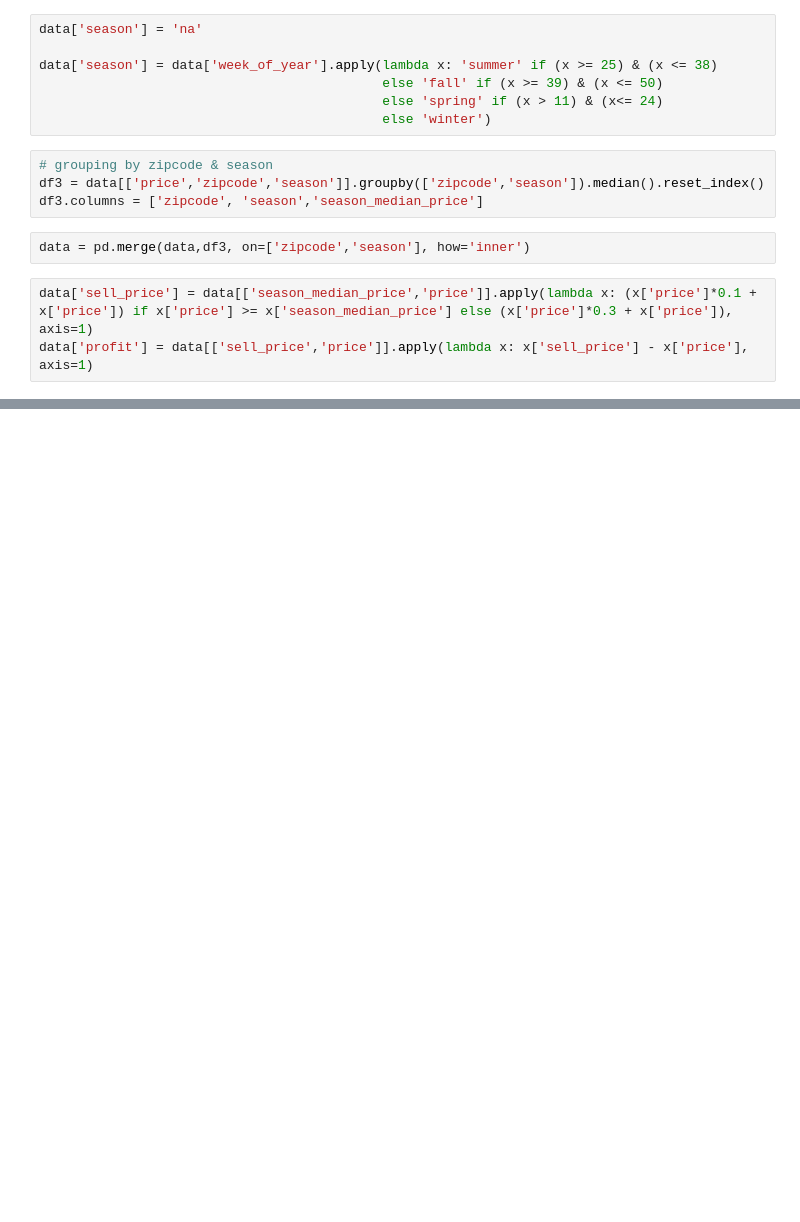
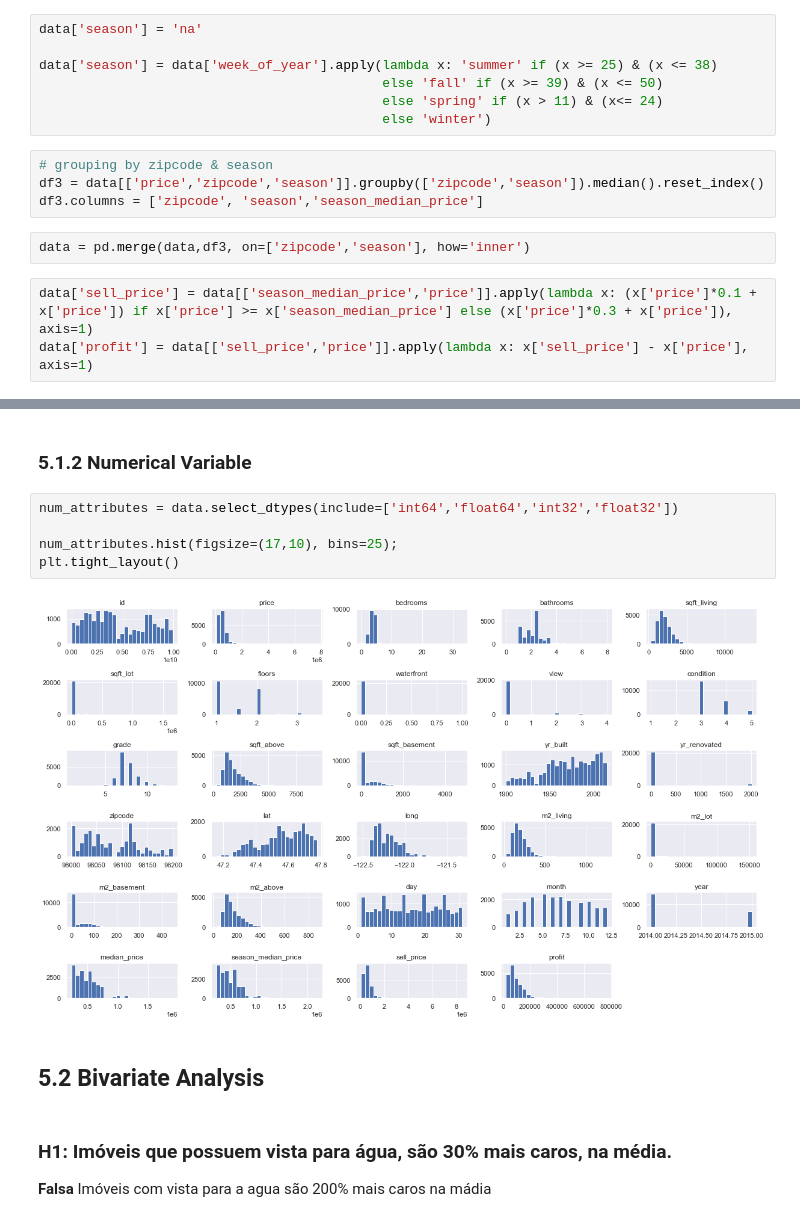
Before and after one commit to Leonardodsch/house-rocket-insights, a Jupyter notebook: house_rocket_insights.ipynb, the cells around one changed output, grey strips where cells are left out. Drawn from its saved outputs; the diff is of its cells as text; blank space fills up the shorter version.

```diff
--- a/house_rocket_insights.ipynb
+++ b/house_rocket_insights.ipynb
@@ -309,0 +365,14 @@ data[['id', 'zipcode', 'season','season_median_price','price','sell_price','prof
+# %% [markdown]
+### 5.1.2 Numerical Variable
+# %%
+num_attributes = data.select_dtypes(include=['int64','float64','int32','float32'])
+
+num_attributes.hist(figsize=(17,10), bins=25);
+plt.tight_layout()
+# %% [output]
+[figure, added]
+# %% [markdown]
+## 5.2 Bivariate Analysis
+# %% [markdown]
+### **H1: Imóveis que possuem vista para água, são 30% mais caros, na média.**
+**Falsa** Imóveis com vista para a agua são 200% mais caros na mádia
```
Also changed, not shown: parts of 62 cells of this notebook, 4 other files.
